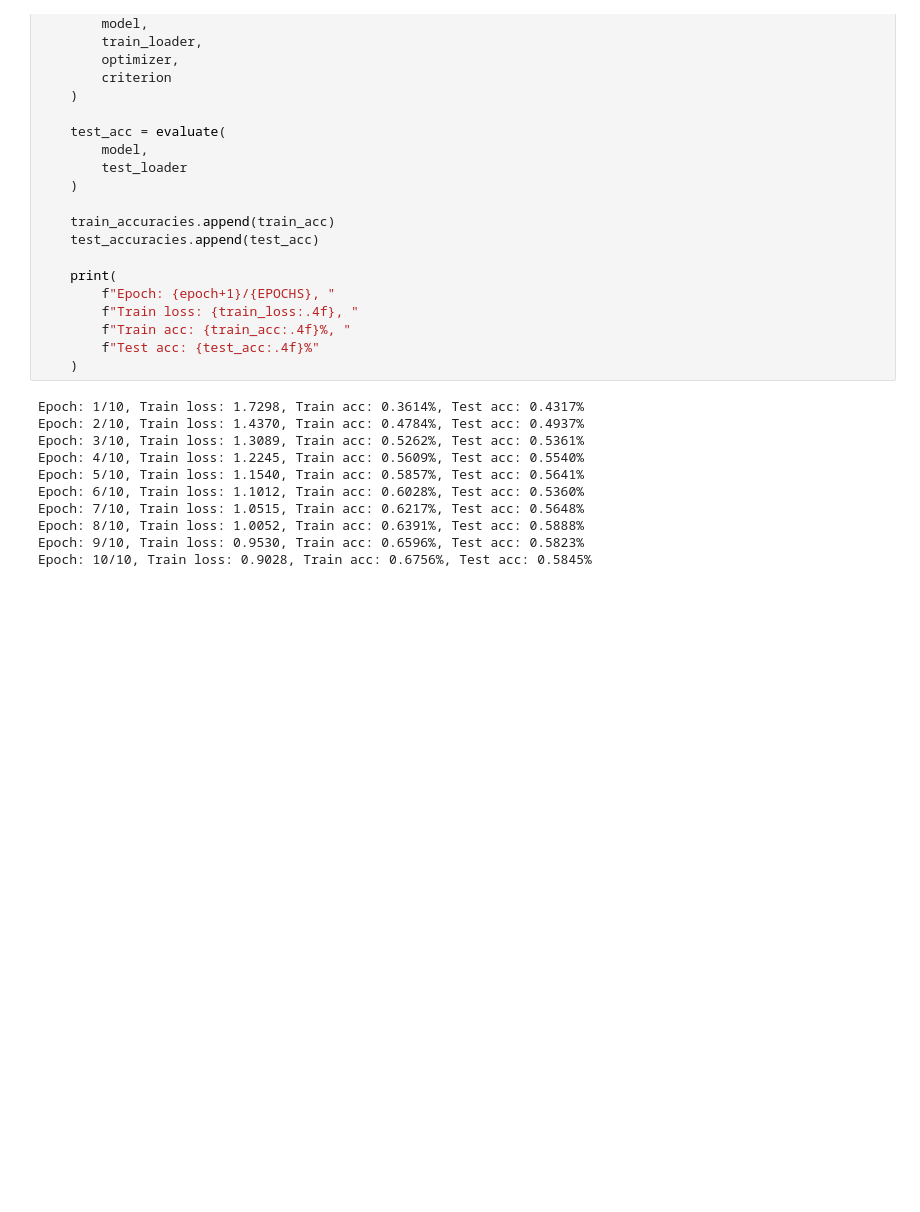
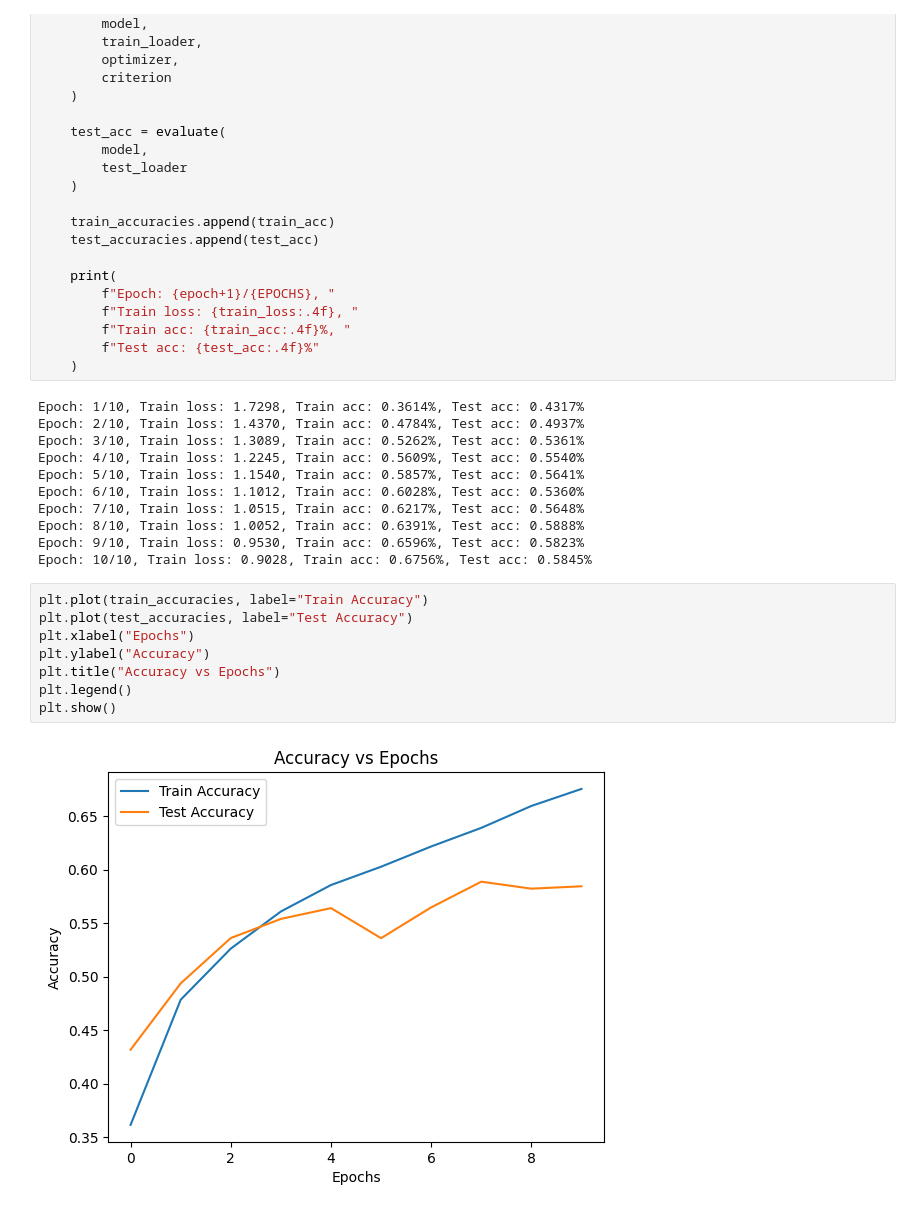
Before and after one commit to Aditya-Raj-Kaushik/Vision-Transformer, a Jupyter notebook: Vision_Transformer.ipynb, the cells around one changed output. Saved outputs shown, nothing was run; the diff lists cells and outputs as text; blank space fills up the shorter version.

```diff
--- a/Vision_Transformer.ipynb
+++ b/Vision_Transformer.ipynb
@@ -371,3 +371,13 @@ Epoch: 7/10, Train loss: 1.0515, Train acc: 0.6217%, Test acc: 0.5648%
 Epoch: 8/10, Train loss: 1.0052, Train acc: 0.6391%, Test acc: 0.5888%
 Epoch: 9/10, Train loss: 0.9530, Train acc: 0.6596%, Test acc: 0.5823%
 Epoch: 10/10, Train loss: 0.9028, Train acc: 0.6756%, Test acc: 0.5845%
+# %%
+plt.plot(train_accuracies, label="Train Accuracy")
+plt.plot(test_accuracies, label="Test Accuracy")
+plt.xlabel("Epochs")
+plt.ylabel("Accuracy")
+plt.title("Accuracy vs Epochs")
+plt.legend()
+plt.show()
+# %% [output]
+[figure, added]
```
